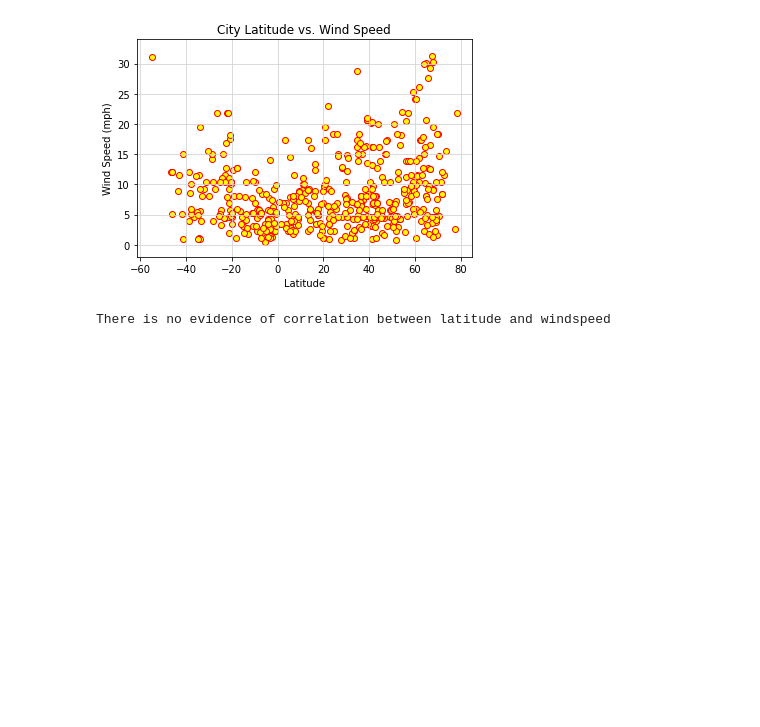
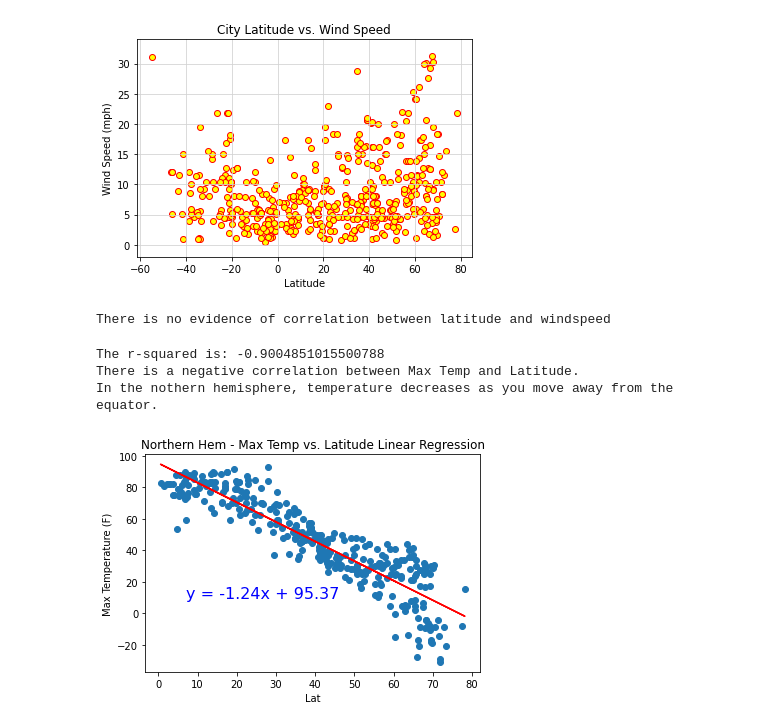
Before and after one commit to michaelsimon960/python-api-challenge, a Jupyter notebook: WeatherPY/WeatherPY.ipynb, the cells around one changed output. Drawn from its saved outputs; the diff is of its cells as text; code cells hidden in the pictures; blank space fills up the shorter version.

```diff
--- a/WeatherPY/WeatherPY.ipynb
+++ b/WeatherPY/WeatherPY.ipynb
@@ -237,0 +238,30 @@ There is no evidence of correlation between latitude and windspeed
+# %%
+# Northern & Southern DFs
+# Create Northern and Southern Hemisphere DataFrames
+northern_df = update_weather_df.loc[pd.to_numeric(update_weather_df["Lat"]).astype(float) > 0, :]
+southern_df = update_weather_df.loc[pd.to_numeric(update_weather_df["Lat"]).astype(float) < 0, :]
+# %%
+# Northern... Max Temp vs Lat
+
+from scipy.stats import linregress
+
+x_values = pd.to_numeric(northern_df['Lat']).astype(float)
+y_values = pd.to_numeric(northern_df['Max Temp']).astype(float)
+(slope, intercept, rvalue, pvalue, stderr) = linregress(x_values, y_values)
+regress_values = x_values * slope + intercept
+line_eq = "y = " + str(round(slope,2)) + "x + " + str(round(intercept,2))
+plt.scatter(x_values,y_values)
+plt.plot(x_values,regress_values,"r-")
+plt.annotate(line_eq,(7,10),fontsize=16,color="blue")
+plt.xlabel('Lat')
+plt.ylabel('Max Temperature (F)')
+plt.title('Northern Hem - Max Temp vs. Latitude Linear Regression')
+print(f"The r-squared is: {rvalue}")
+print("There is a negative correlation between Max Temp and Latitude.")
+print("In the nothern hemisphere, temperature decreases as you move away from the equator.")
+plt.show()
+# %% [output]
+The r-squared is: -0.9004851015500788
+There is a negative correlation between Max Temp and Latitude.
+In the nothern hemisphere, temperature decreases as you move away from the equator.
+[figure, added]
```
Also changed, not shown: parts of 9 cells of this notebook.
